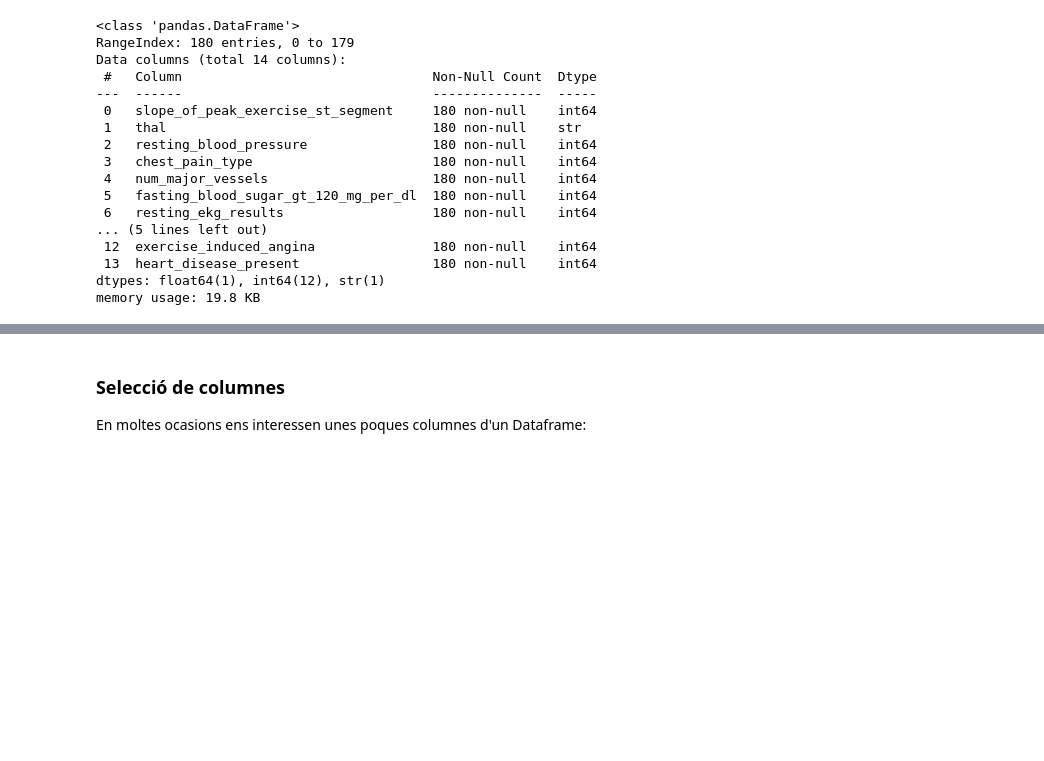
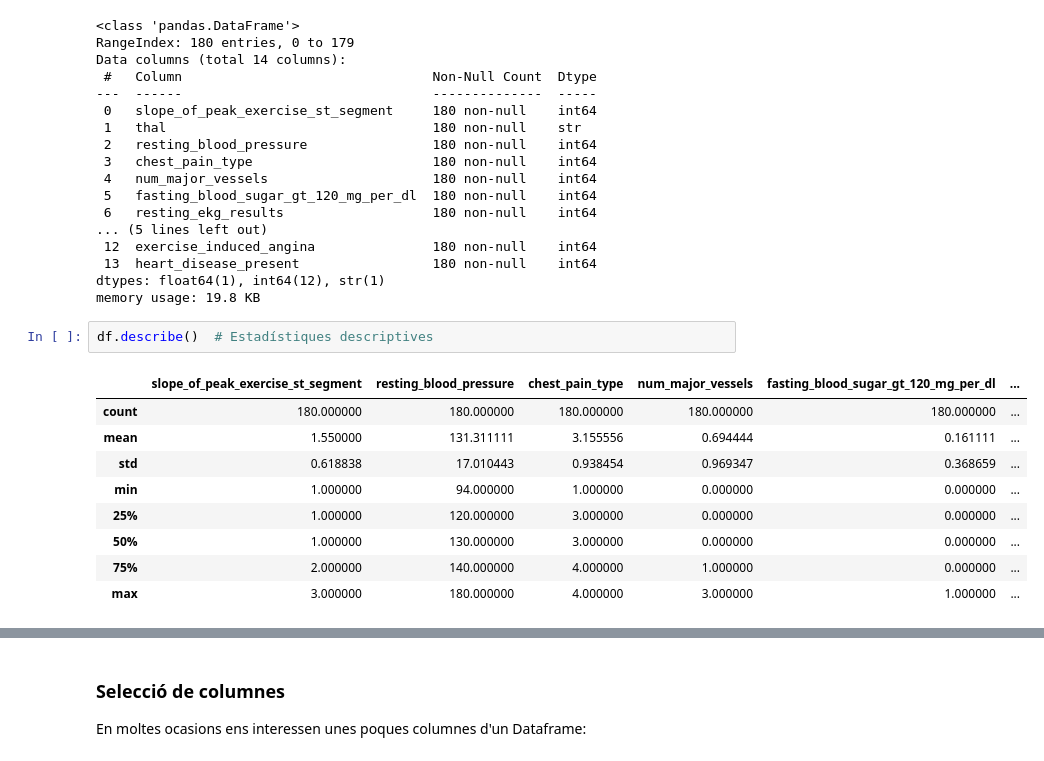
Before and after one commit to xxjcaxx/Disseny-i-avaluacio-de-models, a Jupyter notebook: apunts/documents/intro/Machine learning python.ipynb, the cells around one changed output, grey strips where cells are left out. Cells and saved outputs as stored; diff of their text form; blank space fills up the shorter version.

```diff
--- a/apunts/documents/intro/Machine learning python.ipynb
+++ b/apunts/documents/intro/Machine learning python.ipynb
@@ -212,3 +212,15 @@ Data columns (total 14 columns):
  13  heart_disease_present                 180 non-null    int64
 dtypes: float64(1), int64(12), str(1)
 memory usage: 19.8 KB
+# %%
+df.describe()  # Estadístiques descriptives
+# %% [output]
+|  | slope_of_peak_exercise_st_segment | resting_blood_pressure | chest_pain_type | num_major_vessels | fasting_blood_sugar_gt_120_mg_per_dl | ... |
+| count | 180.000000 | 180.000000 | 180.000000 | 180.000000 | 180.000000 | ... |
+| mean | 1.550000 | 131.311111 | 3.155556 | 0.694444 | 0.161111 | ... |
+| std | 0.618838 | 17.010443 | 0.938454 | 0.969347 | 0.368659 | ... |
+| min | 1.000000 | 94.000000 | 1.000000 | 0.000000 | 0.000000 | ... |
+| 25% | 1.000000 | 120.000000 | 3.000000 | 0.000000 | 0.000000 | ... |
+| 50% | 1.000000 | 130.000000 | 3.000000 | 0.000000 | 0.000000 | ... |
+| 75% | 2.000000 | 140.000000 | 4.000000 | 1.000000 | 0.000000 | ... |
+| max | 3.000000 | 180.000000 | 4.000000 | 3.000000 | 1.000000 | ... |
```
Also changed, not shown: parts of 6 cells of this notebook, 1 other file.
